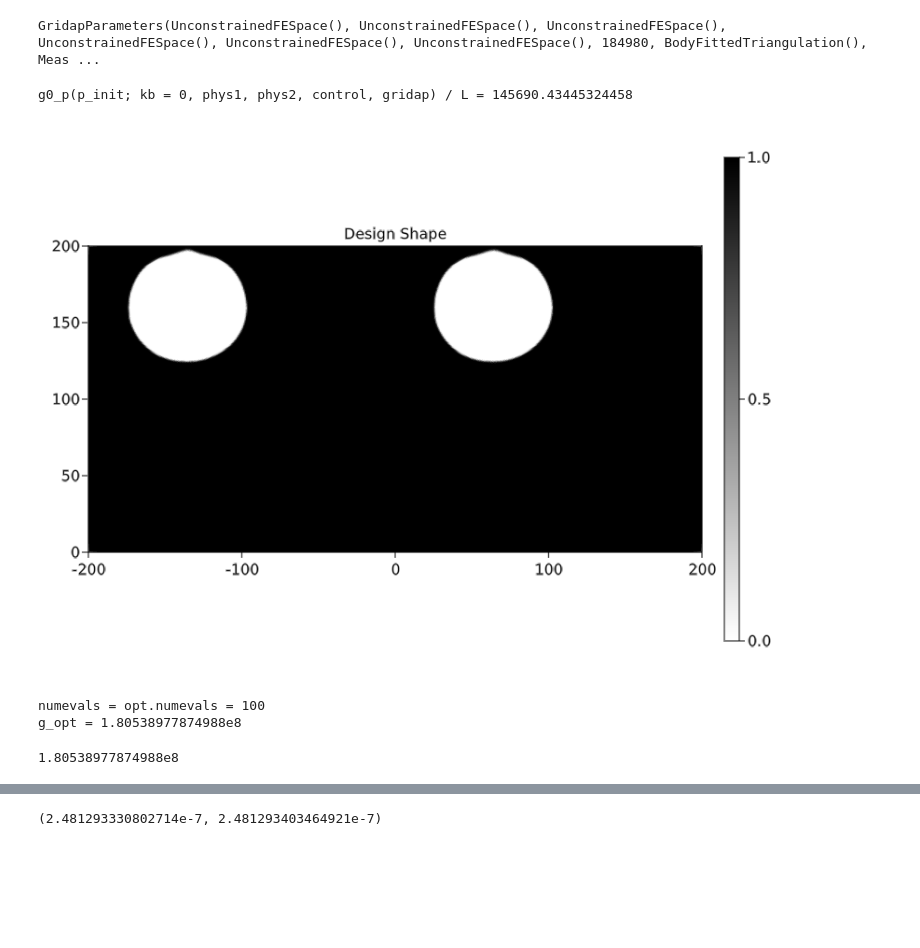
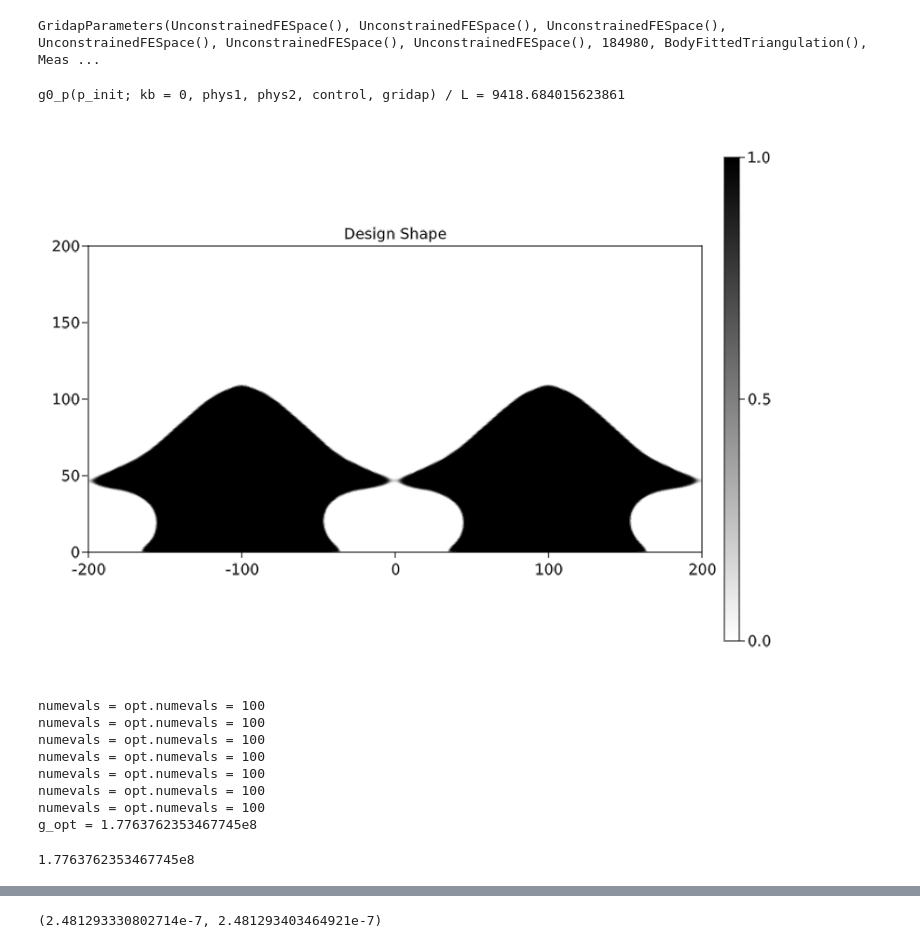
Before and after one commit to WenjieYao/RamanInFluid, a Jupyter notebook: Main.ipynb, the cells around one changed output, grey strips where cells are left out. Saved outputs shown, nothing was run; the diff lists cells and outputs as text; code cells hidden in the pictures; blank space fills up the shorter version.

```diff
--- a/Main.ipynb
+++ b/Main.ipynb
@@ -148,43 +148,43 @@ GridapParameters(UnconstrainedFESpace(), UnconstrainedFESpace(), UnconstrainedFE
 using FileIO
 import Images: Gray
 # specify the path to your local image file
-img_path = "Initial/L400-01.png"
+img_path = "Initial/L150.png"
 img = load(img_path)
 data = 1.0 .-Float64.(Gray.(img))
 function image_to_function(x, data, Lx, Ly)
     Nx, Ny = size(data)
     xi = Nx - Int(round(((x[2]-100)/Lx + 0.5) * Nx))
-    yi = Int(round((((x[1]+Ly/2) % Ly)/Ly) * Ny))
+    yi = Int(round((((x[1]+Ly) % Ly)/Ly) * Ny))
     if xi > 0 && xi <= Nx && yi > 0 && yi <= Ny
         return data[xi,yi]
     else
         return 0.0
     end
 end
 
 # binit(v) = ∫(v * x->image_to_function(x, data, 200, 150))gridap.dΩ
-binit(v) = ∫(v * x->image_to_function(x, data, hd, L))gridap.dΩ
+binit(v) = ∫(v * x->image_to_function(x, data, hd, L/2))gridap.dΩ
 pc_vec = assemble_vector(binit, gridap.FE_P)
 p_init = p_extract(pc_vec; gridap)
 p_init[p_init .< 0.1] .= 0
 p_init[p_init .> 0.1] .= 1
 
 #p_init = ones(gridap.np)
 pf_vec = pf_p0(p_init; control, gridap)
 pfh = FEFunction(gridap.FE_Pf, pf_vec)
 pth = (pf -> Threshold(pf; control)) ∘ pfh
 
 @show g0_p(p_init; kb=0, phys1, phys2, control, gridap)/L
 fig, ax, plt = plot(gridap.Ω, pth, colormap = :binary)
 Colorbar(fig[1,2], plt)
 ax.aspect = AxisAspect(L/(hd))
 ax.title = "Design Shape"
 limits!(ax, -L/2, L/2, 0, hd)
 # save("Results/shape.png", fig)
 fig
 # %% [output]
-g0_p(p_init; kb = 0, phys1, phys2, control, gridap) / L = 145690.43445324458
+g0_p(p_init; kb = 0, phys1, phys2, control, gridap) / L = 9418.684015623861
-[figure, old version]
+[figure, new version]
 # %%
 function p_bowtie(x, d, h, L, hd)
     dx = abs(x[1]) - d / 2
@@ -240,18 +240,18 @@ fig
 g_max = 4.043547777352752e9
 g_max/3.304940991544588e7, g_max/209322.53474758018
 # %%
-p_init = ones(gridap.np) * 0.5 + rand(gridap.np) * 1e-2
+#p_init = ones(gridap.np) * 0.5 + rand(gridap.np) * 1e-2
 β_list = [8.0, 8.0, 16.0, 16.0, 32.0, 32.0, 32.0]
 Q_list = [10.0, 50.0, 100.0, 500.0, 1000.0, 1000.0, 1000.0]
 d_list = [1e-4, 5e-4, 1e-3, 5e-3, 1e-2, 1e-2, 1e-2]
 
 g_opt = 0
-usat = 1e4
+usat = Inf
 damp = 1e-2
-for bi = 7 : 7
+for bi = 1 : 7
     β = β_list[bi]
     α = 1/(2*Q_list[bi])
-    damp = d_list[bi]
+    damp = 1#d_list[bi]
     if bi < 6
         c = 0
         control = ControllingParameters(flag_f, flag_t, r, β, η, α, nparts, nkx, K, Amp, Bp, pv, c, ηe, ηd, hrd)
@@ -288,8 +288,14 @@ end
 @show g_opt
 # %% [output]
 numevals = opt.numevals = 100
-g_opt = 1.80538977874988e8
+numevals = opt.numevals = 100
+numevals = opt.numevals = 100
+numevals = opt.numevals = 100
+numevals = opt.numevals = 100
+numevals = opt.numevals = 100
+numevals = opt.numevals = 100
+g_opt = 1.7763762353467745e8
-1.80538977874988e8
+1.7763762353467745e8
 # %%
 # Output and view
 ImportFromFile = true
```
Also changed, not shown: parts of 3 cells of this notebook, 5 other files.
